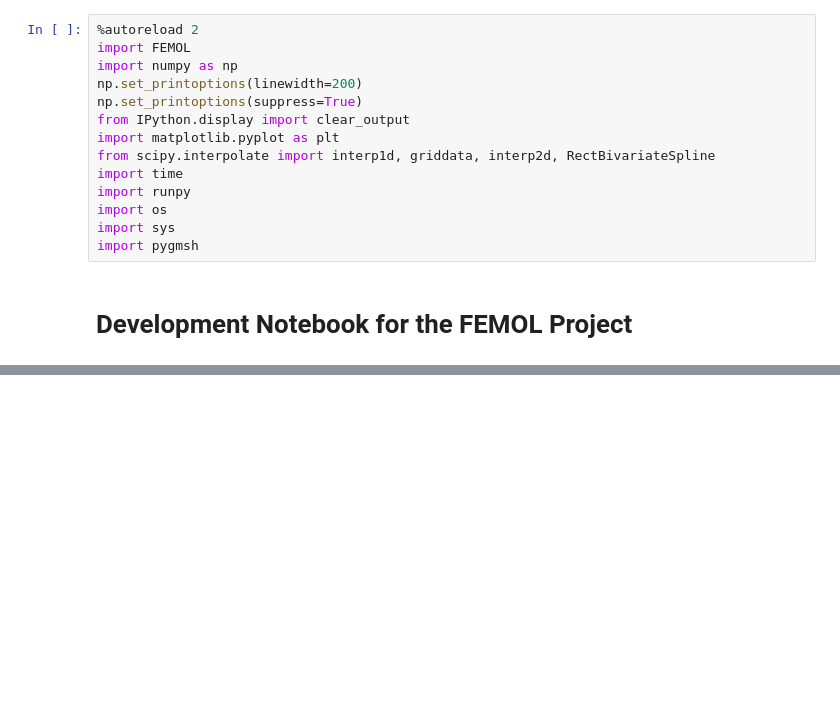
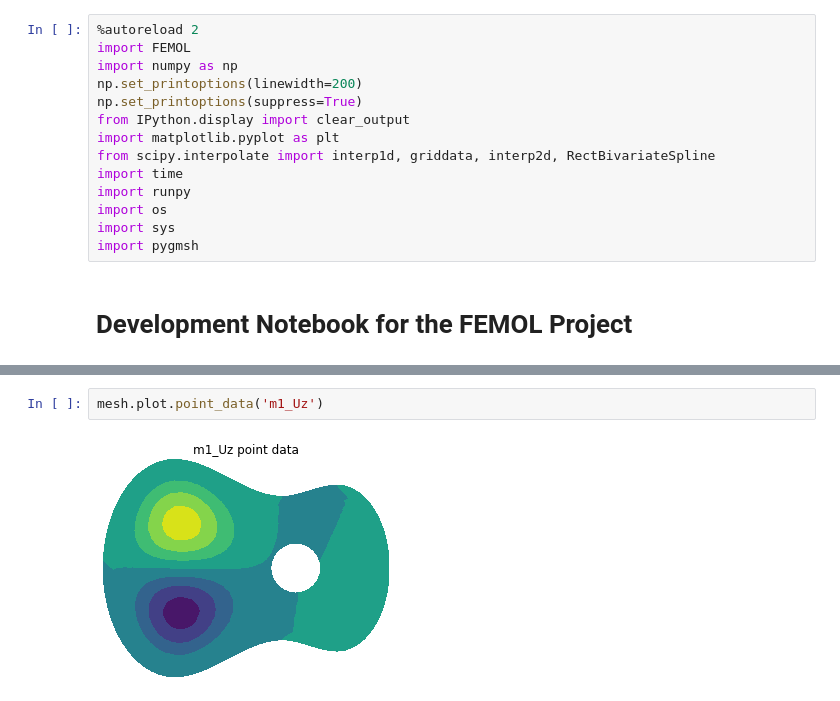
Before and after one commit to olivecha/FEMOL, a Jupyter notebook: DEV_Notebook.ipynb, the cells around one changed output, grey strips where cells are left out. Cells and saved outputs as stored; diff of their text form; blank space fills up the shorter version.

```diff
--- a/DEV_Notebook.ipynb
+++ b/DEV_Notebook.ipynb
@@ -47,0 +72,4 @@ def TOM_improvement(mesh_files, eigvals_files):
+# %%
+mesh.plot.point_data('m1_Uz')
+# %% [output]
+[figure, added]
```
Also changed, not shown: parts of 14 cells of this notebook, 34 other files.
